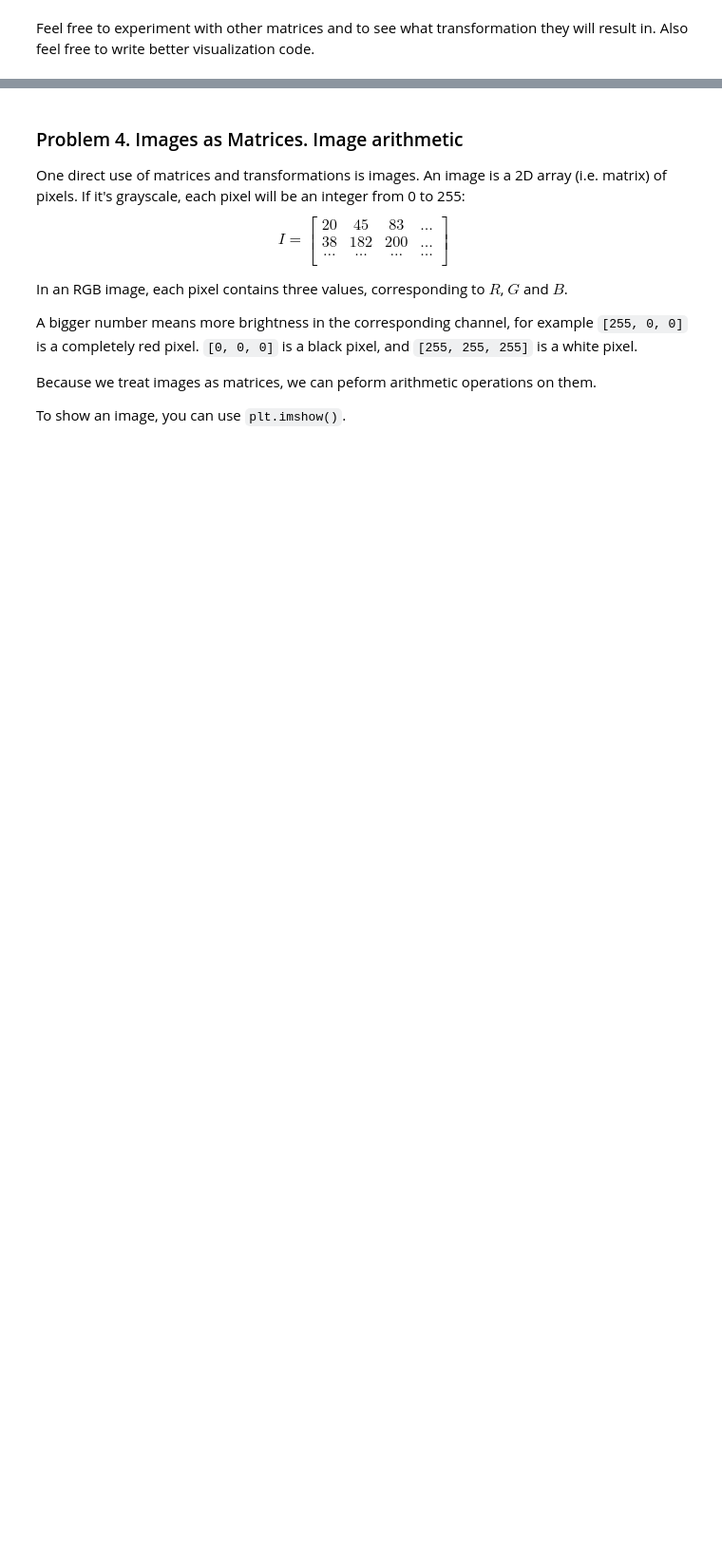
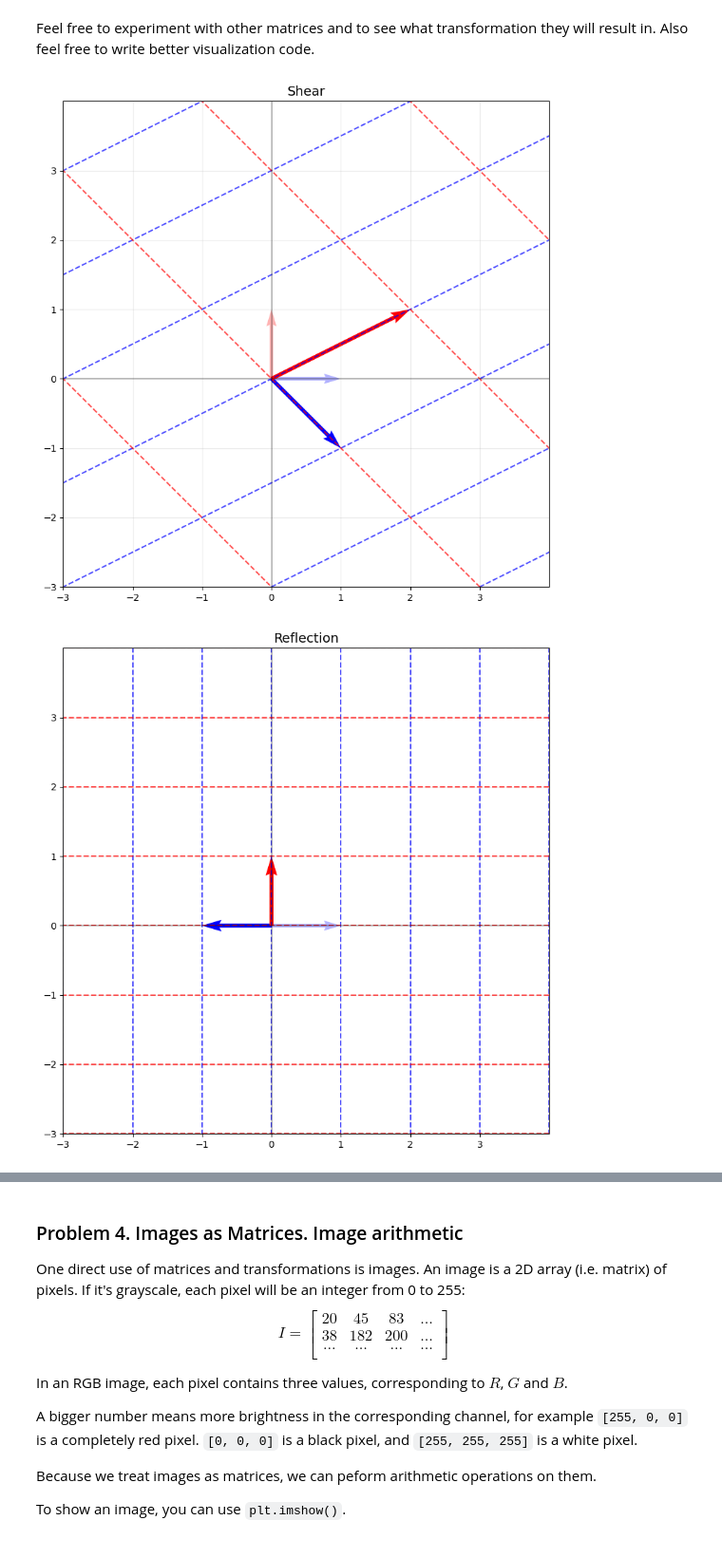
Before and after one commit to tproykov/MathsForDevelopers, a Jupyter notebook: 03.LinearAlgebra/Linear Algebra Exercise.ipynb, the cells around one changed output, grey strips where cells are left out. Shown at 95% size. Drawn from its saved outputs; the diff is of its cells as text; code cells hidden in the pictures; blank space fills up the shorter version.

```diff
--- a/03.LinearAlgebra/Linear Algebra Exercise.ipynb
+++ b/03.LinearAlgebra/Linear Algebra Exercise.ipynb
@@ -470,0 +531,35 @@ Feel free to experiment with other matrices and to see what transformation they
+# %%
+# Example usage:
+
+# Shear transformation
+shear_matrix = [
+    [1, 2],
+    [-1, 1]
+]
+visualize_transformation(shear_matrix, "Shear")
+
+# Reflection about y-axis
+reflection_matrix = [
+    [-1, 0],
+    [0, 1]
+]
+visualize_transformation(reflection_matrix, "Reflection")
+
+# Rotation transformation (45 degrees)
+theta = np.pi/4  # 45 degrees
+rotation_matrix = [
+    [np.cos(theta), -np.sin(theta)],
+    [np.sin(theta), np.cos(theta)]
+]
+visualize_transformation(rotation_matrix, r"$\mathrm{45^{\circ}\ rotation}$")
+
+# Rotation transformation (15 degrees)
+theta = np.pi/12
+rotation_matrix = [
+    [np.cos(theta), -np.sin(theta)],
+    [np.sin(theta), np.cos(theta)]
+]
+visualize_transformation(rotation_matrix, r"$\mathrm{15^{\circ}\ rotation}$")
+# %% [output]
+[figure, added]
+[figure, added]
```
Also changed, not shown: parts of 7 cells of this notebook, 1 other file.
